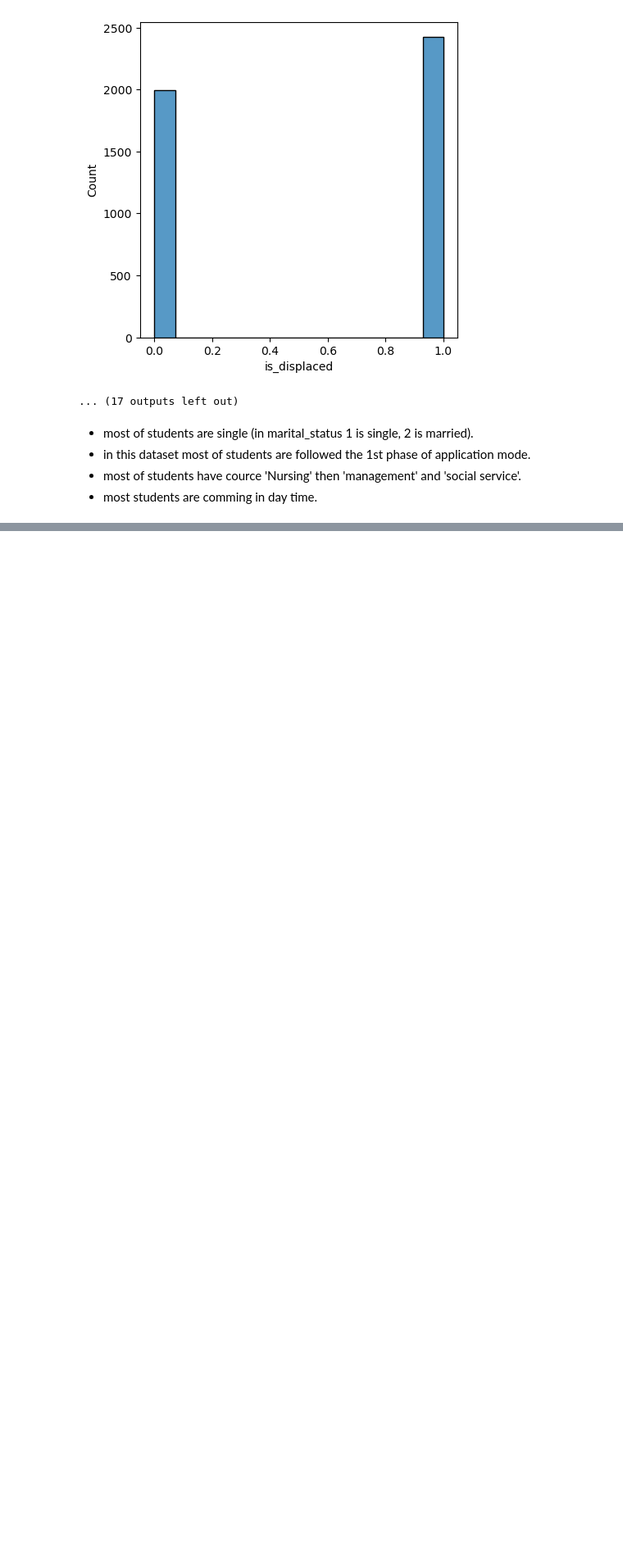
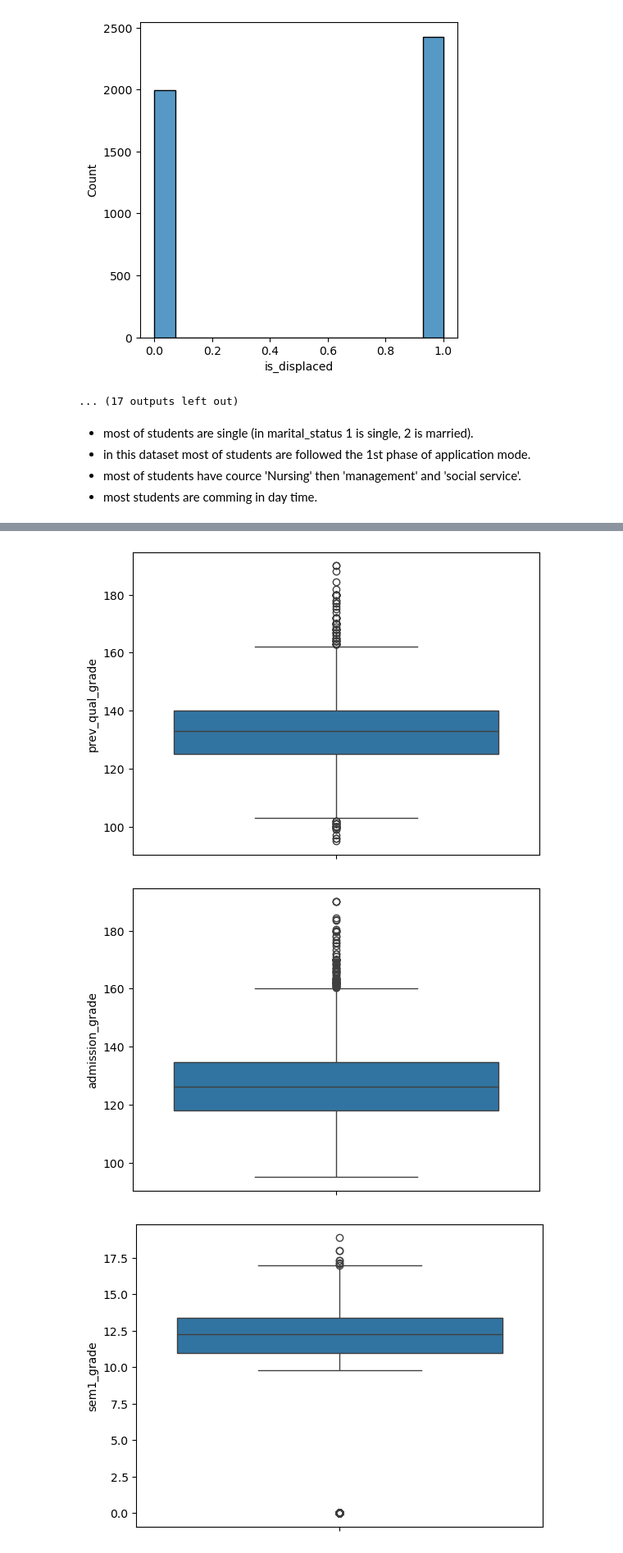
Before and after one commit to sirUnchained/Machine-Learning-and-Data-Analysis, a Jupyter notebook: Predict Students' Dropout and Academic Success/main.ipynb, the cells around one changed output, grey strips where cells are left out. Shown at 82% size. Cells and saved outputs as stored; diff of their text form; code cells hidden in the pictures; blank space fills up the shorter version.

```diff
--- a/Predict Students' Dropout and Academic Success/main.ipynb
+++ b/Predict Students' Dropout and Academic Success/main.ipynb
@@ -427,0 +433,8 @@ for i in df_cat:
+# %%
+for n in df_num:
+    sns.boxplot(df_num[n])
+    plt.show()
+# %% [output]
+[figure, added]
+[figure, added]
+[figure, added]
```
Also changed, not shown: parts of 22 cells of this notebook, 1 other file.
